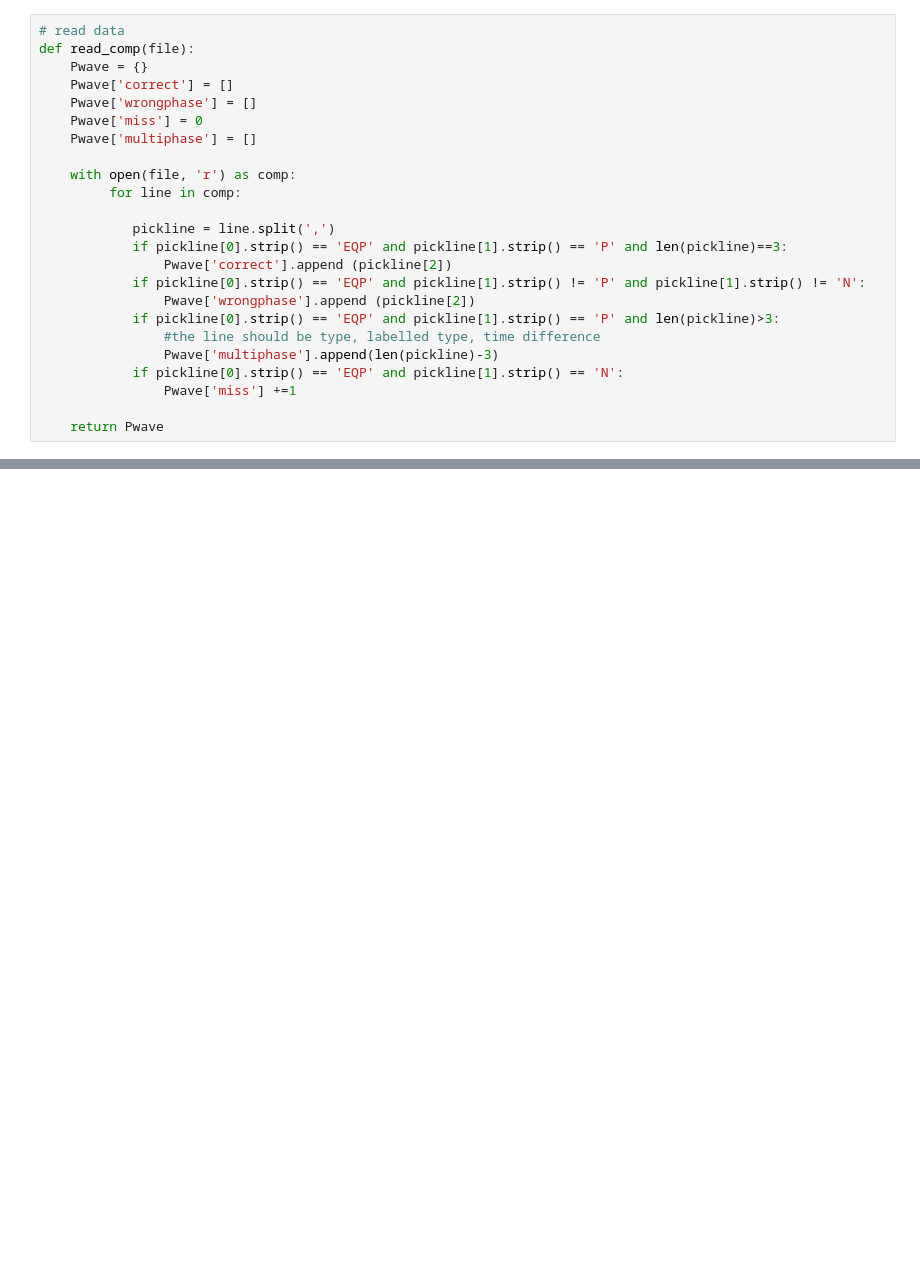
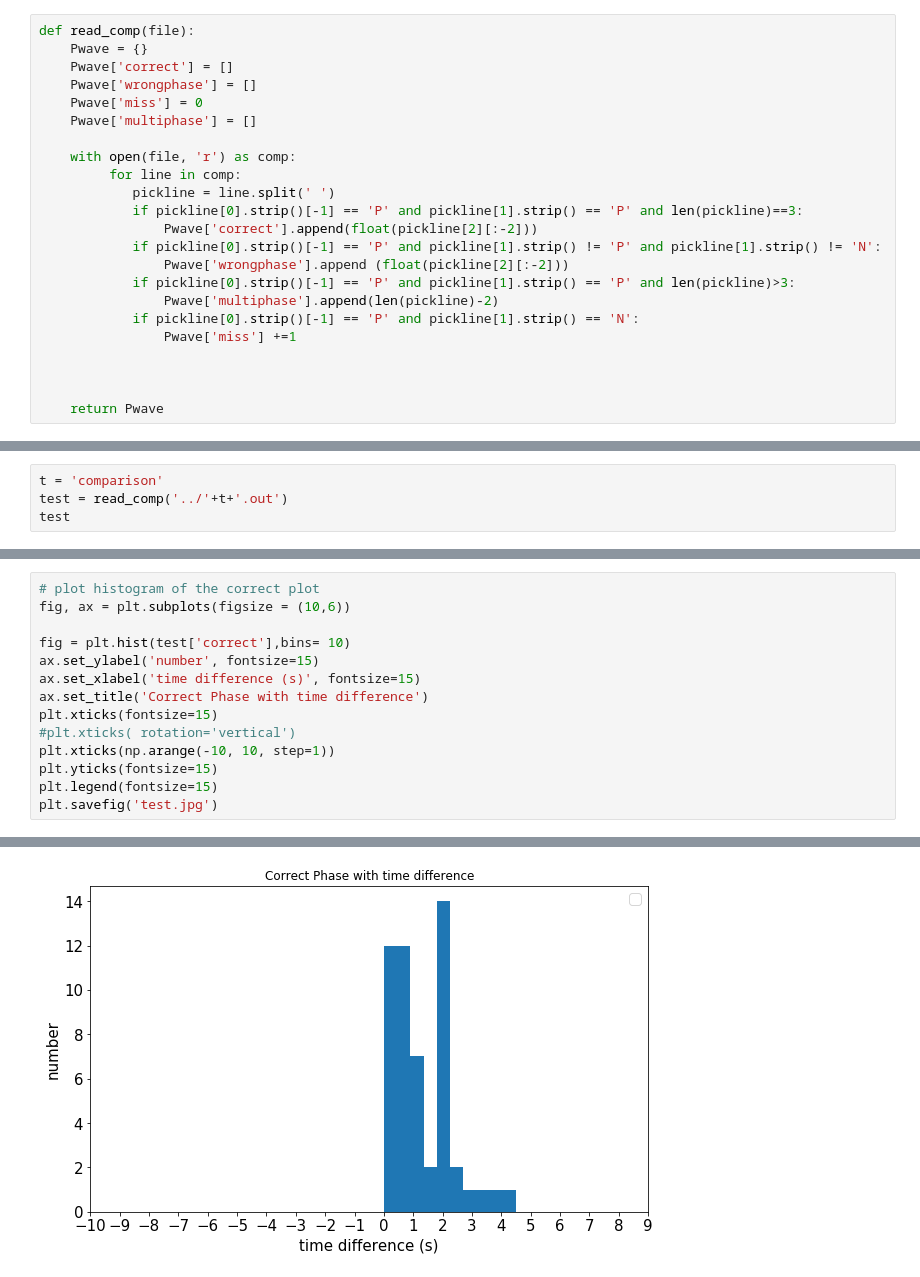
Before and after one commit to geohackweek/ghw2019_wiggles, a Jupyter notebook: scripts/histogram.ipynb, the cells around one changed output, grey strips where cells are left out. Cells and saved outputs as stored; diff of their text form; blank space fills up the shorter version.

Commit message:
histogram and plot

```diff
--- a/scripts/histogram.ipynb
+++ b/scripts/histogram.ipynb
@@ -7,5 +21,4 @@ import matplotlib.pyplot as plt
 # %%
-# read data
 def read_comp(file):
     Pwave = {}
     Pwave['correct'] = []
@@ -15,16 +28,16 @@ def read_comp(file):
 
     with open(file, 'r') as comp:
          for line in comp:
-
-            pickline = line.split(',')
-            if pickline[0].strip() == 'EQP' and pickline[1].strip() == 'P' and len(pickline)==3:
-                Pwave['correct'].append (pickline[2])
-            if pickline[0].strip() == 'EQP' and pickline[1].strip() != 'P' and pickline[1].strip() != 'N':
-                Pwave['wrongphase'].append (pickline[2])
-            if pickline[0].strip() == 'EQP' and pickline[1].strip() == 'P' and len(pickline)>3:
-                #the line should be type, labelled type, time difference
-                Pwave['multiphase'].append(len(pickline)-3)
-            if pickline[0].strip() == 'EQP' and pickline[1].strip() == 'N':
+            pickline = line.split(' ')
+            if pickline[0].strip()[-1] == 'P' and pickline[1].strip() == 'P' and len(pickline)==3:
+                Pwave['correct'].append(float(pickline[2][:-2]))
+            if pickline[0].strip()[-1] == 'P' and pickline[1].strip() != 'P' and pickline[1].strip() != 'N':
+                Pwave['wrongphase'].append (float(pickline[2][:-2]))
+            if pickline[0].strip()[-1] == 'P' and pickline[1].strip() == 'P' and len(pickline)>3:
+                Pwave['multiphase'].append(len(pickline)-2)
+            if pickline[0].strip()[-1] == 'P' and pickline[1].strip() == 'N':
                 Pwave['miss'] +=1
 
+
+
     return Pwave
@@ -38,0 +47,4 @@ test
+# %%
+t = 'comparison'
+test = read_comp('../'+t+'.out')
+test
@@ -38,0 +69,15 @@ test
+# %%
+# plot histogram of the correct plot
+fig, ax = plt.subplots(figsize = (10,6))
+
+fig = plt.hist(test['correct'],bins= 10)
+ax.set_ylabel('number', fontsize=15)
+ax.set_xlabel('time difference (s)', fontsize=15)
+ax.set_title('Correct Phase with time difference')
+plt.xticks(fontsize=15)
+#plt.xticks( rotation='vertical')
+plt.xticks(np.arange(-10, 10, step=1))
+plt.yticks(fontsize=15)
+plt.legend(fontsize=15)
+plt.savefig('test.jpg')
+# %% [output]
@@ -38,0 +85 @@ test
+[figure, added]
```
Also changed, not shown: parts of 17 cells of this notebook.
